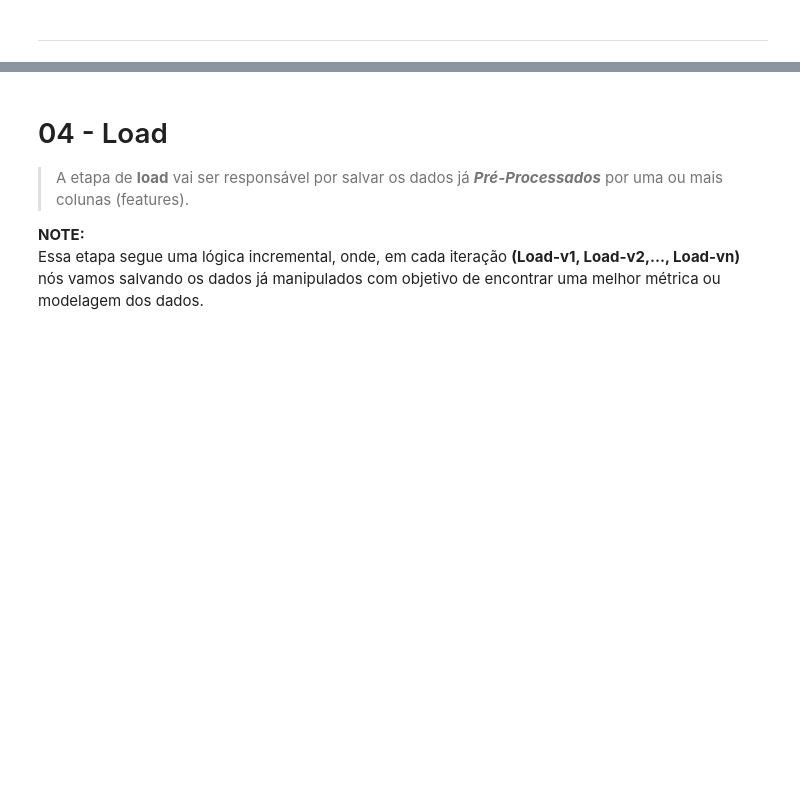
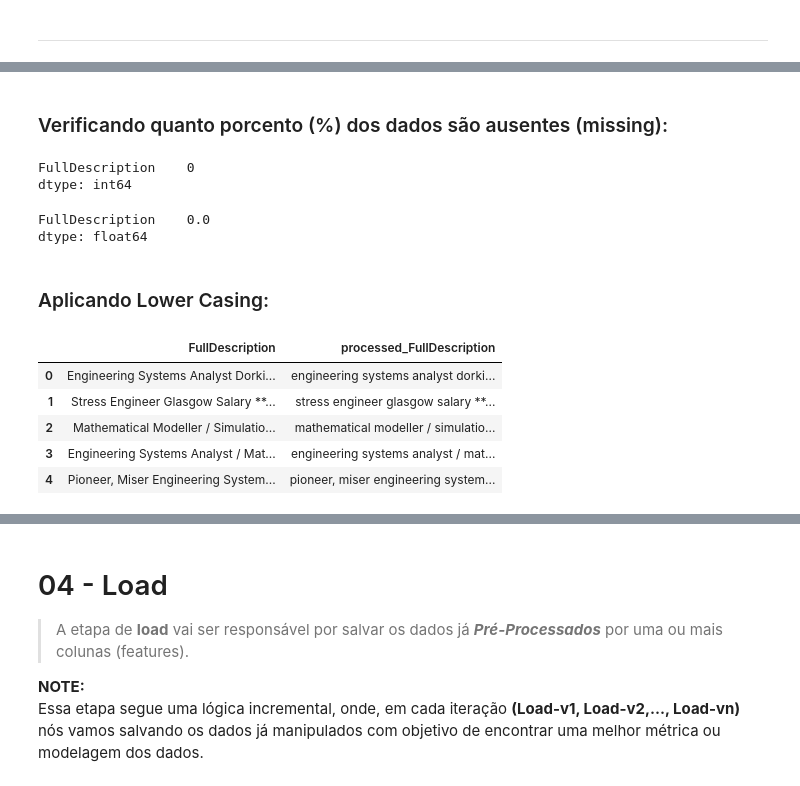
Before and after one commit to rodrigols89/jsp, a Jupyter notebook: notebooks/preprocessing.ipynb, the cells around one changed output, grey strips where cells are left out. Drawn from its saved outputs; the diff is of its cells as text; code cells hidden in the pictures; blank space fills up the shorter version.

```diff
--- a/notebooks/preprocessing.ipynb
+++ b/notebooks/preprocessing.ipynb
@@ -358,0 +367,5 @@ Essa é a variável **target**. Por hora, vamos trabalhar com ela do jeito que e
+# %%
+df_FullDescription = full_df[["FullDescription"]].copy()
+df_FullDescription = df_FullDescription.astype({'FullDescription': 'string'})
+df_FullDescription.info()
+df_FullDescription.head()
@@ -358,0 +387,28 @@ Essa é a variável **target**. Por hora, vamos trabalhar com ela do jeito que e
+# %% [markdown]
+### Verificando quanto porcento (%) dos dados são ausentes (missing):
+# %%
+# Data missing sum.
+missing = df_FullDescription.isnull().sum()
+missing
+# %% [output]
+FullDescription    0
+dtype: int64
+# %%
+# Data missing in percent.
+percentMissing = (missing / len(df_FullDescription.index)) * 100
+percentMissing
+# %% [output]
+FullDescription    0.0
+dtype: float64
+# %% [markdown]
+### Aplicando Lower Casing:
+# %%
+df_FullDescription["processed_FullDescription"] = df_FullDescription["FullDescription"].str.lower()
+df_FullDescription.head()
+# %% [output]
+|  | FullDescription | processed_FullDescription |
+| 0 | Engineering Systems Analyst Dorki... | engineering systems analyst dorki... |
+| 1 | Stress Engineer Glasgow Salary **... | stress engineer glasgow salary **... |
+| 2 | Mathematical Modeller / Simulatio... | mathematical modeller / simulatio... |
+| 3 | Engineering Systems Analyst / Mat... | engineering systems analyst / mat... |
+| 4 | Pioneer, Miser Engineering System... | pioneer, miser engineering system... |
```
Also changed, not shown: parts of 32 cells of this notebook, 3 other files.
